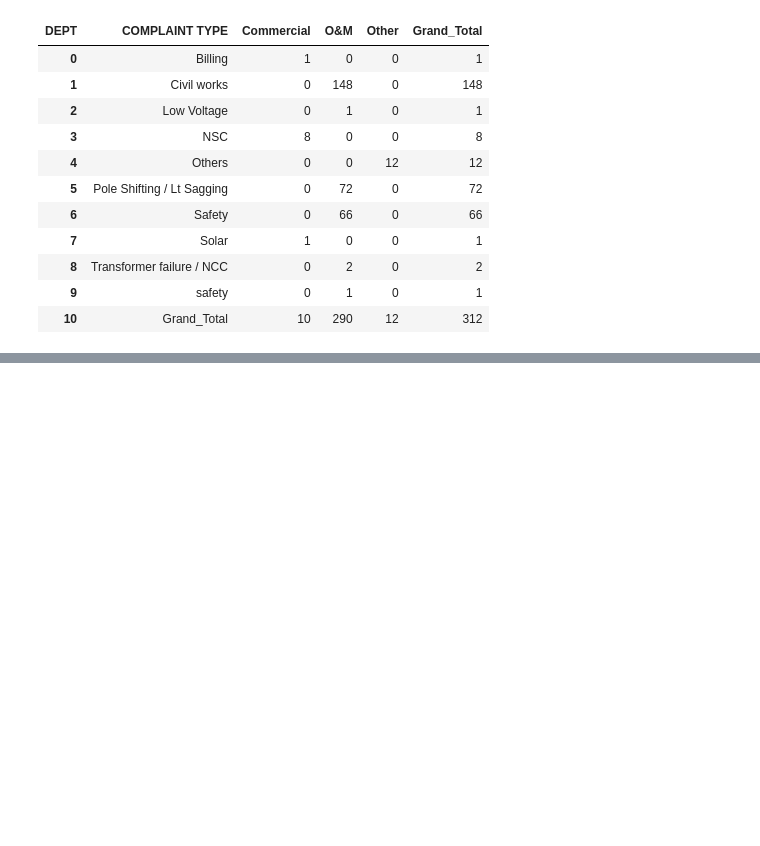
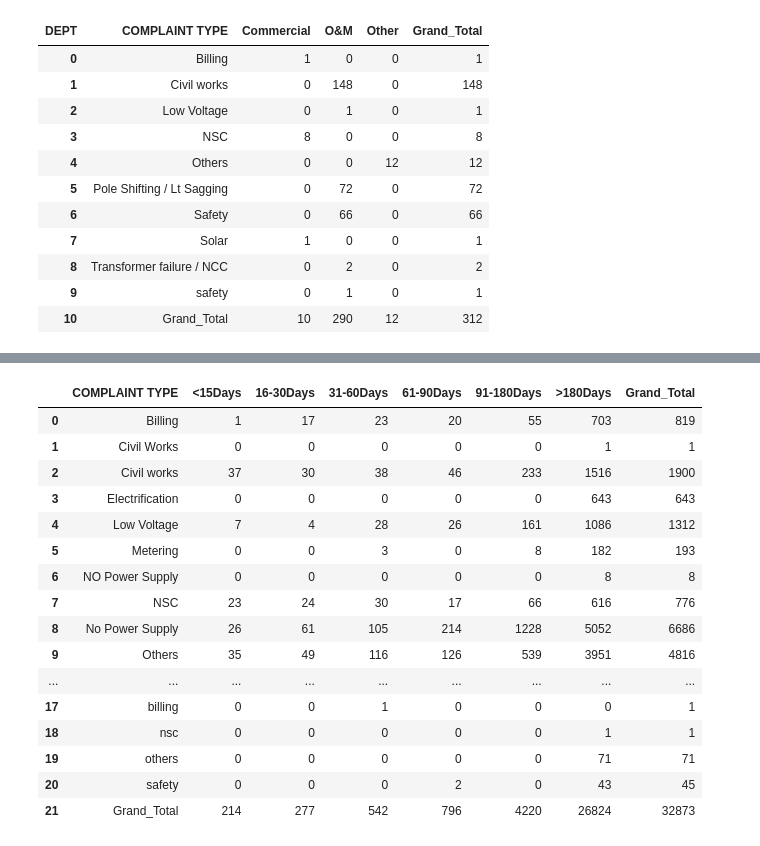
Before and after one commit to susantkumarsahoo/AutonomousDataAnalystAgent, a Jupyter notebook: notebooks/note_02.ipynb, the cells around one changed output, grey strips where cells are left out. Saved outputs shown, nothing was run; the diff lists cells and outputs as text; code cells hidden in the pictures; blank space fills up the shorter version.

```diff
--- a/notebooks/note_02.ipynb
+++ b/notebooks/note_02.ipynb
@@ -180,0 +314,24 @@ vt
+# %%
+aging = agging_open_close_pivot_dict(dataset_path)
+# %%
+aging_df =pd.DataFrame(aging)
+# %%
+aging_df
+# %% [output]
+|  | COMPLAINT TYPE | <15Days | 16-30Days | 31-60Days | 61-90Days | 91-180Days | >180Days | Grand_Total |
+| 0 | Billing | 1 | 17 | 23 | 20 | 55 | 703 | 819 |
+| 1 | Civil Works | 0 | 0 | 0 | 0 | 0 | 1 | 1 |
+| 2 | Civil works | 37 | 30 | 38 | 46 | 233 | 1516 | 1900 |
+| 3 | Electrification | 0 | 0 | 0 | 0 | 0 | 643 | 643 |
+| 4 | Low Voltage | 7 | 4 | 28 | 26 | 161 | 1086 | 1312 |
+| 5 | Metering | 0 | 0 | 3 | 0 | 8 | 182 | 193 |
+| 6 | NO Power Supply | 0 | 0 | 0 | 0 | 0 | 8 | 8 |
+| 7 | NSC | 23 | 24 | 30 | 17 | 66 | 616 | 776 |
+| 8 | No Power Supply | 26 | 61 | 105 | 214 | 1228 | 5052 | 6686 |
+| 9 | Others | 35 | 49 | 116 | 126 | 539 | 3951 | 4816 |
+| ... | ... | ... | ... | ... | ... | ... | ... | ... |
+| 17 | billing | 0 | 0 | 1 | 0 | 0 | 0 | 1 |
+| 18 | nsc | 0 | 0 | 0 | 0 | 0 | 1 | 1 |
+| 19 | others | 0 | 0 | 0 | 0 | 0 | 71 | 71 |
+| 20 | safety | 0 | 0 | 0 | 2 | 0 | 43 | 45 |
+| 21 | Grand_Total | 214 | 277 | 542 | 796 | 4220 | 26824 | 32873 |
```
Also changed, not shown: parts of 9 cells of this notebook, 5 other files.
